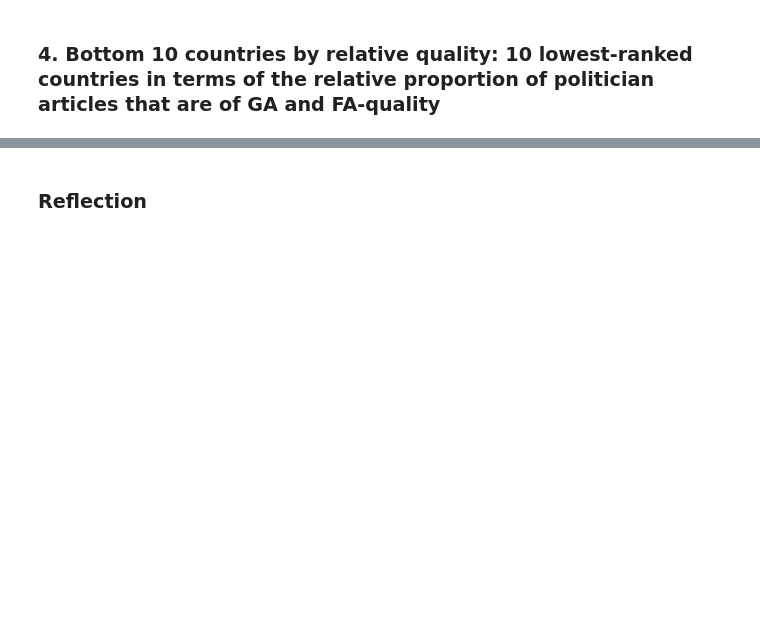
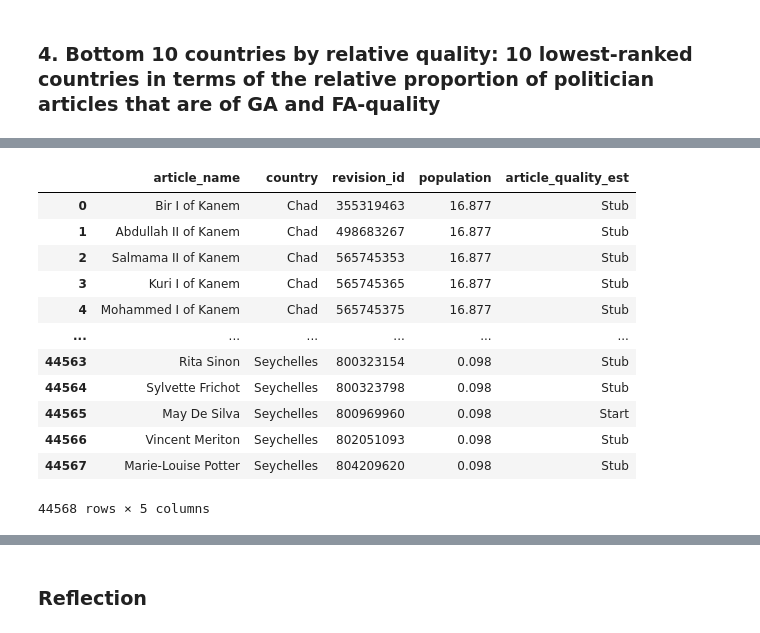
Before and after one commit to Poornima-Muthukumar/DATA512, a Jupyter notebook: data-512-a2/hcds-a2-bias.ipynb, the cells around one changed output, grey strips where cells are left out. Saved outputs shown, nothing was run; the diff lists cells and outputs as text; code cells hidden in the pictures; blank space fills up the shorter version.

```diff
--- a/data-512-a2/hcds-a2-bias.ipynb
+++ b/data-512-a2/hcds-a2-bias.ipynb
@@ -141,26 +143,24 @@ This step takes a while to run as it queries the API for roughly ~47K ids. We en
 
 This individual API call for each revision id takes a really long time to run. Instead we can use the bulk API call that returns result for 100 revision id at once.
 # %%
-%%script false
+# revids = []
+# predictions = []
+# missing_prediction_revids = []
 
-revids = []
-predictions = []
-missing_prediction_revids = []
+# for row in articles.iterrows():
+#     try:
+#         rev_id = row[1]['rev_id']
+#         response = api_call(rev_id)
+#         revids.append(rev_id)
+#         predictions.append(response['enwiki']['scores'][str(rev_id)]['articlequality']['score']['prediction'])
+#     except:
+#         missing_prediction_revids.append(row[1]['rev_id'])
 
-for row in articles.iterrows():
-    try:
-        rev_id = row[1]['rev_id']
-        response = api_call(rev_id)
-        revids.append(rev_id)
-        predictions.append(response['enwiki']['scores'][str(rev_id)]['articlequality']['score']['prediction'])
-    except:
-        missing_prediction_revids.append(row[1]['rev_id'])
-
-print("Writing to file revid to quality mapping")
-revid_quality = pd.dataFrame([revids, predictions]).T
-revid_quality.columns = ['revid', 'quality']
-revid_quality.to_csv('wikipedia-politician-article-quality.csv', index=False)
+# print("Writing to file revid to quality mapping")
+# revid_quality = pd.dataFrame([revids, predictions]).T
+# revid_quality.columns = ['revid', 'quality']
+# revid_quality.to_csv('wikipedia-politician-article-quality.csv', index=False)
 
 
-print("Writing to file rev_ids missing prediction")
-missing_prediction_revids.to_csv('missing_prediction_revids.csv', index=False)
+# print("Writing to file rev_ids missing prediction")
+# missing_prediction_revids.to_csv('missing_prediction_revids.csv', index=False)
@@ -395,0 +364,16 @@ country_ranking_by_article_quality.sort_values('proportion of politician article
+# %%
+final_merged_quality
+# %% [output]
+|  | article_name | country | revision_id | population | article_quality_est |
+| 0 | Bir I of Kanem | Chad | 355319463 | 16.877 | Stub |
+| 1 | Abdullah II of Kanem | Chad | 498683267 | 16.877 | Stub |
+| 2 | Salmama II of Kanem | Chad | 565745353 | 16.877 | Stub |
+| 3 | Kuri I of Kanem | Chad | 565745365 | 16.877 | Stub |
+| 4 | Mohammed I of Kanem | Chad | 565745375 | 16.877 | Stub |
+| ... | ... | ... | ... | ... | ... |
+| 44563 | Rita Sinon | Seychelles | 800323154 | 0.098 | Stub |
+| 44564 | Sylvette Frichot | Seychelles | 800323798 | 0.098 | Stub |
+| 44565 | May De Silva | Seychelles | 800969960 | 0.098 | Start |
+| 44566 | Vincent Meriton | Seychelles | 802051093 | 0.098 | Stub |
+| 44567 | Marie-Louise Potter | Seychelles | 804209620 | 0.098 | Stub |
+44568 rows × 5 columns
```
Also changed, not shown: parts of 24 cells of this notebook.
